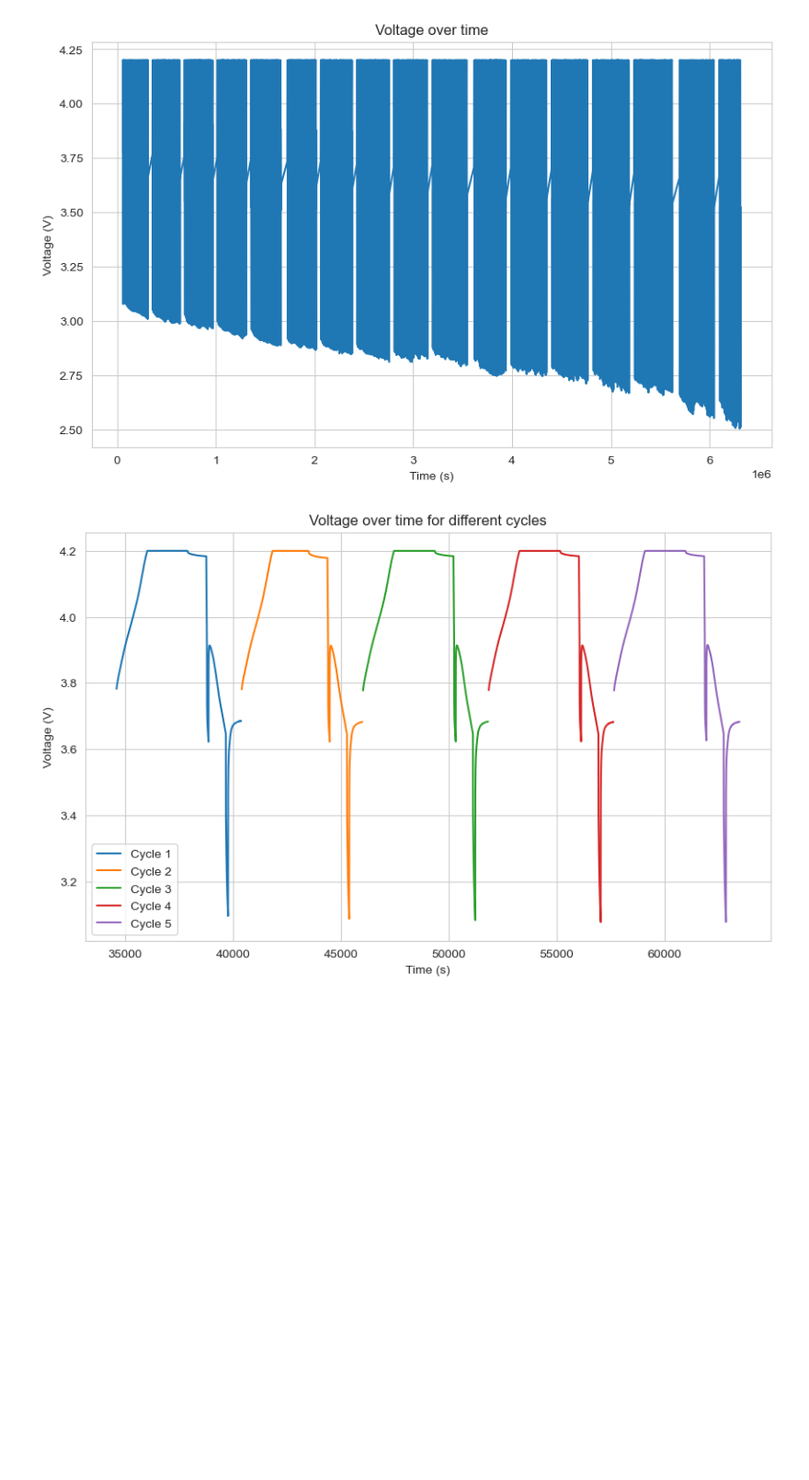
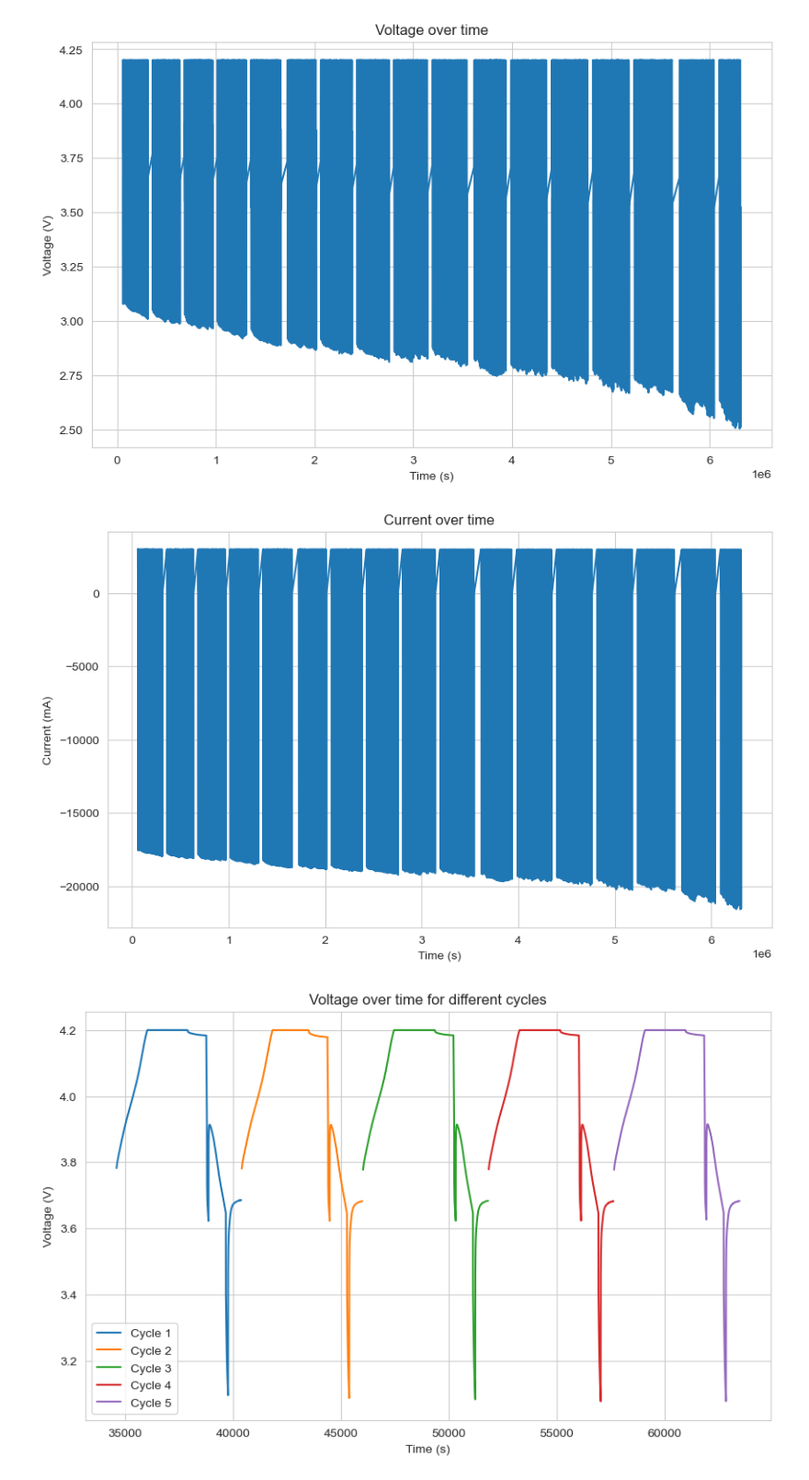
Before and after one commit to ChristopherTsa/datacamp_project, a Jupyter notebook: batteries_starting_kit.ipynb, the cells around one changed output. Shown at 92% size. Cells and saved outputs as stored; diff of their text form; code cells hidden in the pictures; blank space fills up the shorter version.

```diff
--- a/batteries_starting_kit.ipynb
+++ b/batteries_starting_kit.ipynb
@@ -562,6 +573,16 @@ plt.ylabel('Voltage (V)')
 plt.show()
 # %% [output]
 [figure]
+# %%
+# Plot current over time
+plt.figure(figsize=(10, 6))
+plt.plot(data_regular['time_s'], data_regular['I_mA'])
+plt.title('Current over time')
+plt.xlabel('Time (s)')
+plt.ylabel('Current (mA)')
+plt.show()
+# %% [output]
+[figure, added]
 # %%
 # Plot voltage over time for different cycles
 unique_cycles = data['continuous_cycle'].unique()
```
Also changed, not shown: parts of 31 cells of this notebook, 5 other files.
